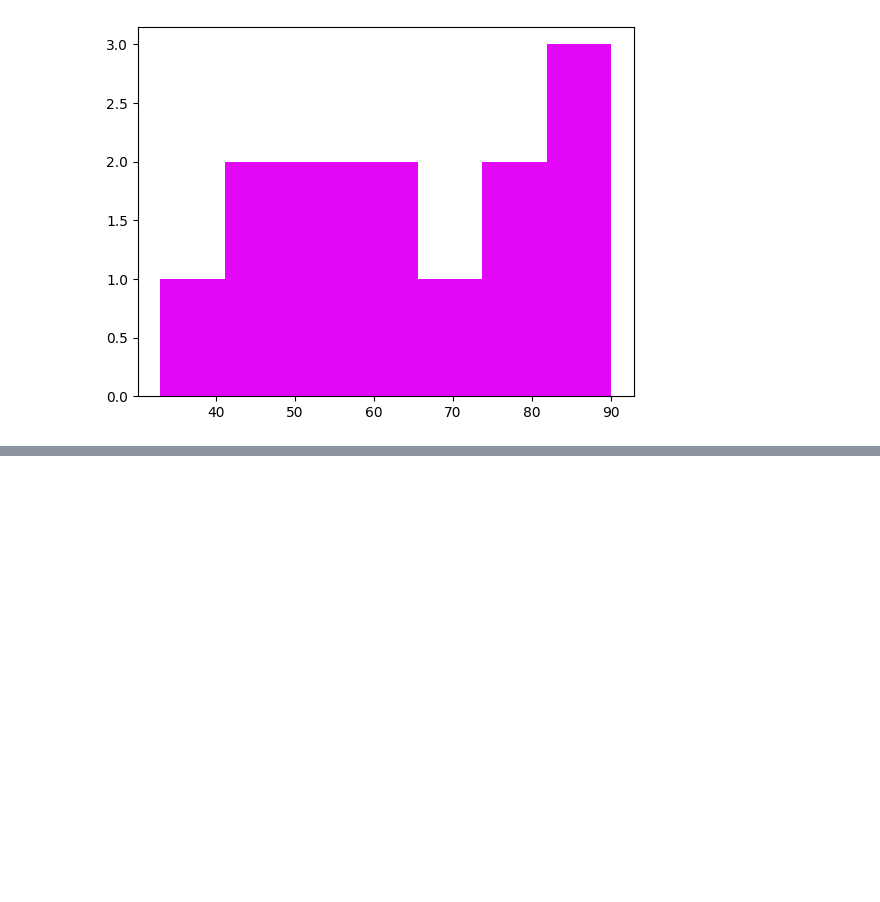
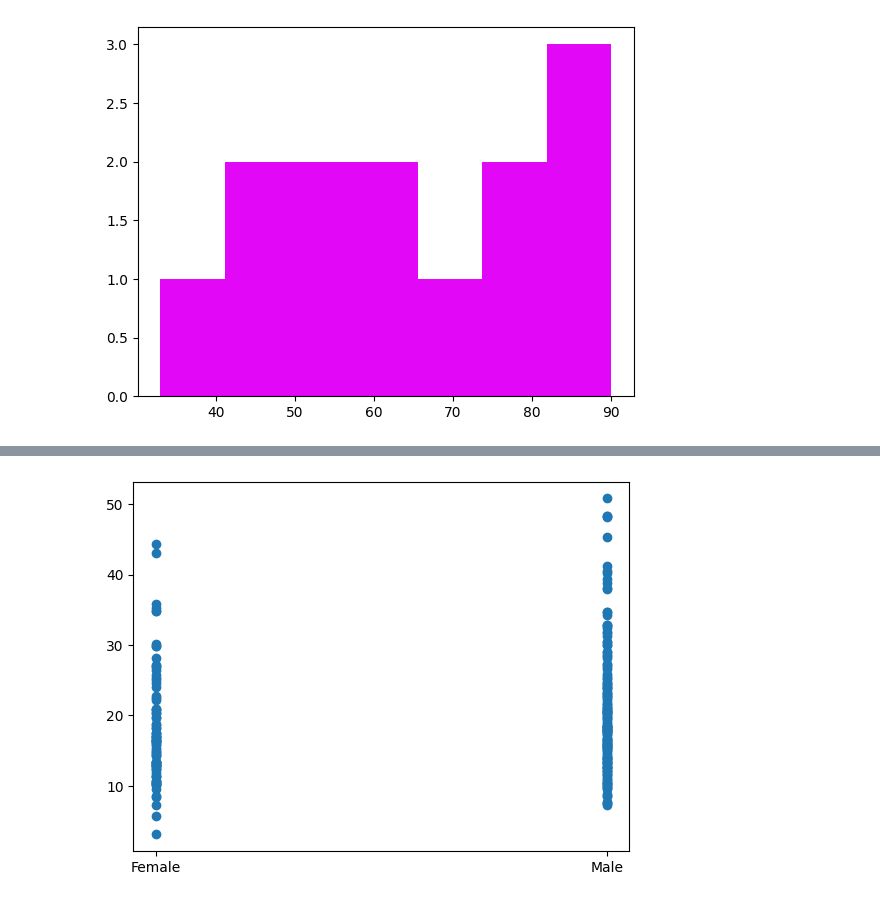
Before and after one commit to Akashmadasu1/My_Python_Notes, a Jupyter notebook: Data_Visualisation.ipynb, the cells around one changed output, grey strips where cells are left out. Saved outputs shown, nothing was run; the diff lists cells and outputs as text; code cells hidden in the pictures; blank space fills up the shorter version.

```diff
--- a/Data_Visualisation.ipynb
+++ b/Data_Visualisation.ipynb
@@ -209,0 +234,6 @@ plt.show()
+# %%
+#draw a scatter plot between 'sex' and total_bill
+plt.scatter(data['sex'],data['total_bill'])
+plt.show()
+# %% [output]
+[figure, added]
```
Also changed, not shown: parts of 34 cells of this notebook.
